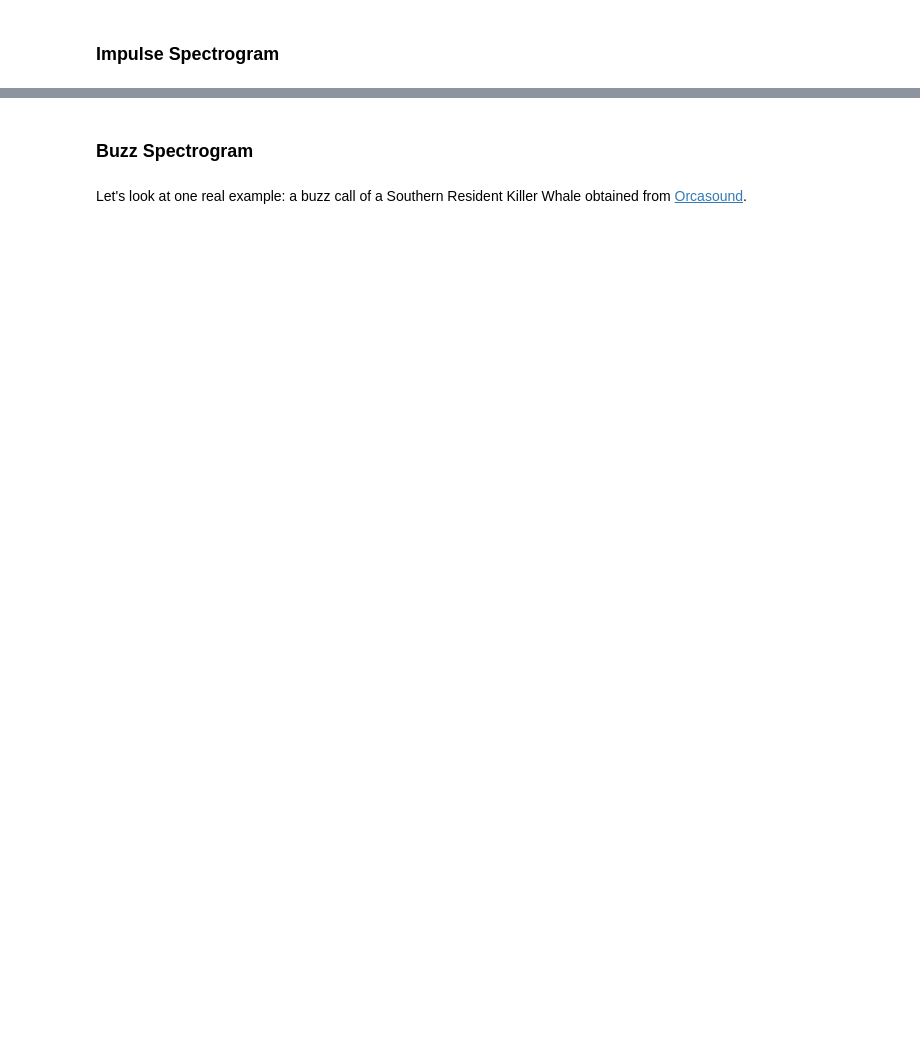
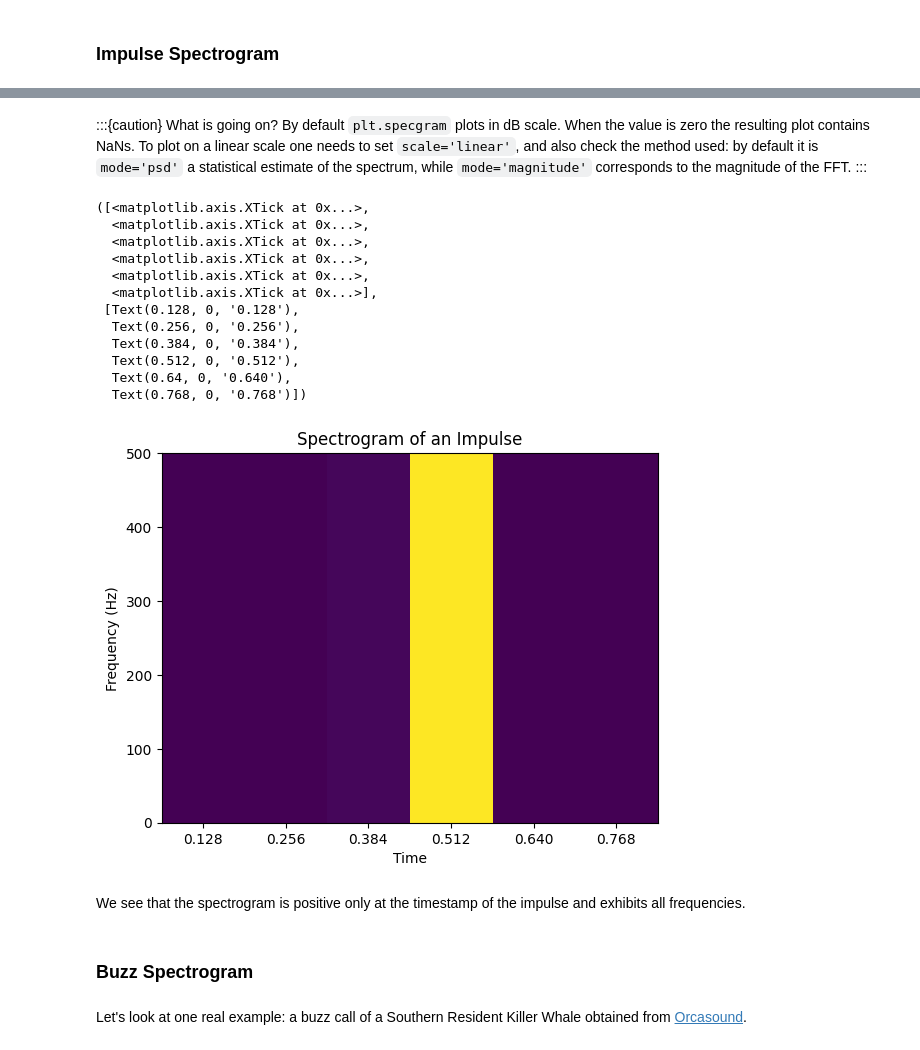
Before and after one commit to BOAT-ocean-acoustics/fundamentals, a Jupyter notebook: boat_tutorials/primers/signal_processing_04_time_freq.ipynb, the cells around one changed output, grey strips where cells are left out. Drawn from its saved outputs; the diff is of its cells as text; code cells hidden in the pictures; blank space fills up the shorter version.

```diff
--- a/boat_tutorials/primers/signal_processing_04_time_freq.ipynb
+++ b/boat_tutorials/primers/signal_processing_04_time_freq.ipynb
@@ -218,3 +282,30 @@ By default `plt.specram` plots in dB scale. When the power is zero its log is un
+# %% [markdown]
+:::{caution}
+What is going on? By default `plt.specgram` plots in dB scale. When the value is zero the resulting plot contains NaNs. To plot on a linear scale one needs to set `scale='linear'`, and also check the method used: by default it is `mode='psd'` a statistical estimate of the spectrum, while `mode='magnitude'` corresponds to the magnitude of the FFT.
+:::
+# %%
+impulse = sp.signal.unit_impulse(len(time), round(len(time)/2))
+s, s_freq, s_t, im = plt.specgram(impulse, NFFT=256, Fs = N, interpolation='none', scale='linear', mode='magnitude')
+plt.title("Spectrogram of an Impulse")
+plt.xlabel("Time")
+plt.ylabel("Frequency (Hz)")
+plt.xticks(s_t)
+# %% [output]
+([<matplotlib.axis.XTick at 0x...>,
+  <matplotlib.axis.XTick at 0x...>,
+  <matplotlib.axis.XTick at 0x...>,
+  <matplotlib.axis.XTick at 0x...>,
+  <matplotlib.axis.XTick at 0x...>,
+  <matplotlib.axis.XTick at 0x...>],
+ [Text(0.128, 0, '0.128'),
+  Text(0.256, 0, '0.256'),
+  Text(0.384, 0, '0.384'),
+  Text(0.512, 0, '0.512'),
+  Text(0.64, 0, '0.640'),
+  Text(0.768, 0, '0.768')])
+[figure, added]
+# %% [markdown]
+We see that the spectrogram is positive only at the timestamp of the impulse and exhibits all frequencies.
 # %% [markdown]
 ### Buzz Spectrogram
 # %% [markdown]
```
Also changed, not shown: parts of 18 cells of this notebook.
